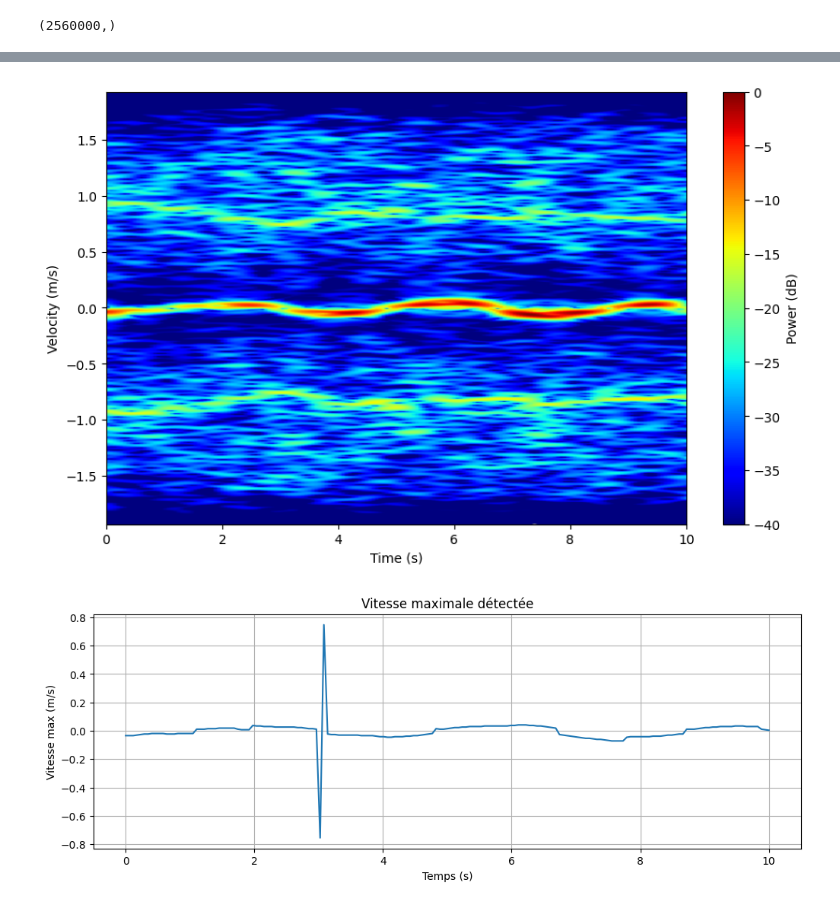
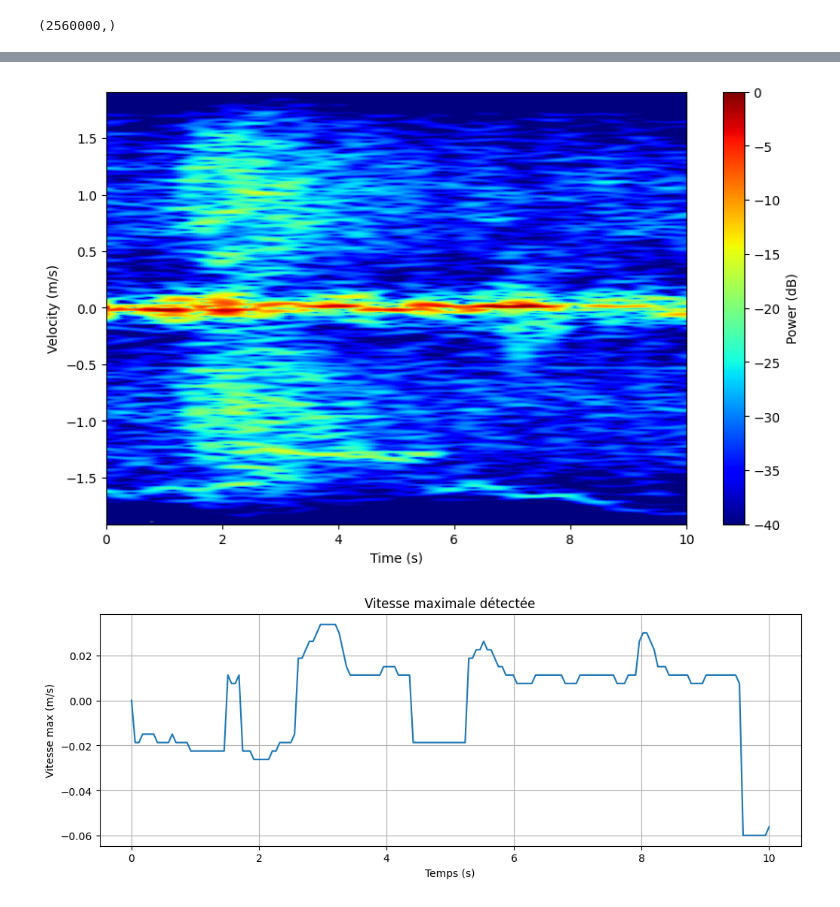
Before and after one commit to KellyLuo-O/stabilometry_project_2026, a Jupyter notebook: scripts/radar_9GHz_processing.ipynb, the cells around one changed output, grey strips where cells are left out. Drawn from its saved outputs; the diff is of its cells as text; code cells hidden in the pictures.

```diff
--- a/scripts/radar_9GHz_processing.ipynb
+++ b/scripts/radar_9GHz_processing.ipynb
@@ -12,7 +12,7 @@ from utils.build_mask_cfar_dp import build_mask_cfar_dp
 # SCRIPT PRINCIPAL
 # =============================================================================
 c = 3e8
-file = "../data/antoine/radar9/test4.bin"
+file = "../data/kelly/A151P148R1S5D0.bin"
 # %%
 radar_data = np.fromfile(file, dtype=np.uint16)
 # %%
@@ -296,7 +296,7 @@ OverlapFactor = 0.95
 
 window2 = get_window('hann', N_SFFT_points)
 
-use_soft_mask = False
+use_soft_mask = True
 
 # === sélection des lignes (bins distance) ===
 
@@ -380,34 +380,34 @@ ax.set_ylabel("Velocity (m/s)")
 
 plt.show()
 # %% [output]
-[figure, old version]
+[figure, new version]
 # %%
 # ============================================
 # Vitesse max détectée pour chaque bin temporel STFT
 # ============================================
 
 num_time_bins = data_spec_MTI2.shape[1]
 vmax_time = np.zeros(num_time_bins)
 
 for k in range(num_time_bins):
     idx_max = np.argmax(data_spec_MTI2[:, k])  # index Doppler max
     vmax_time[k] = vel_axis[idx_max]           # vitesse correspondante
 
 # Créer un DataFrame et sauvegarder en CSV
 df = pd.DataFrame({
     "Time_s": MD["TimeAxis"],
     "Vmax_m_s": vmax_time
 })
 
-df.to_csv("../data/antoine/radar9/test4.csv", index=False)
+df.to_csv("../data/kelly/Y_vitesse.csv", index=False)
 
 # Tracer la vitesse maximale détectée
 plt.figure(figsize=(12,4))
 plt.plot(MD["TimeAxis"], vmax_time, linewidth=1.5)
 plt.grid(True)
 plt.xlabel("Temps (s)")
 plt.ylabel("Vitesse max (m/s)")
 plt.title("Vitesse maximale détectée")
 plt.show()
 # %% [output]
-[figure, old version]
+[figure, new version]
```
Also changed, not shown: parts of 4 cells of this notebook, 26 other files.
